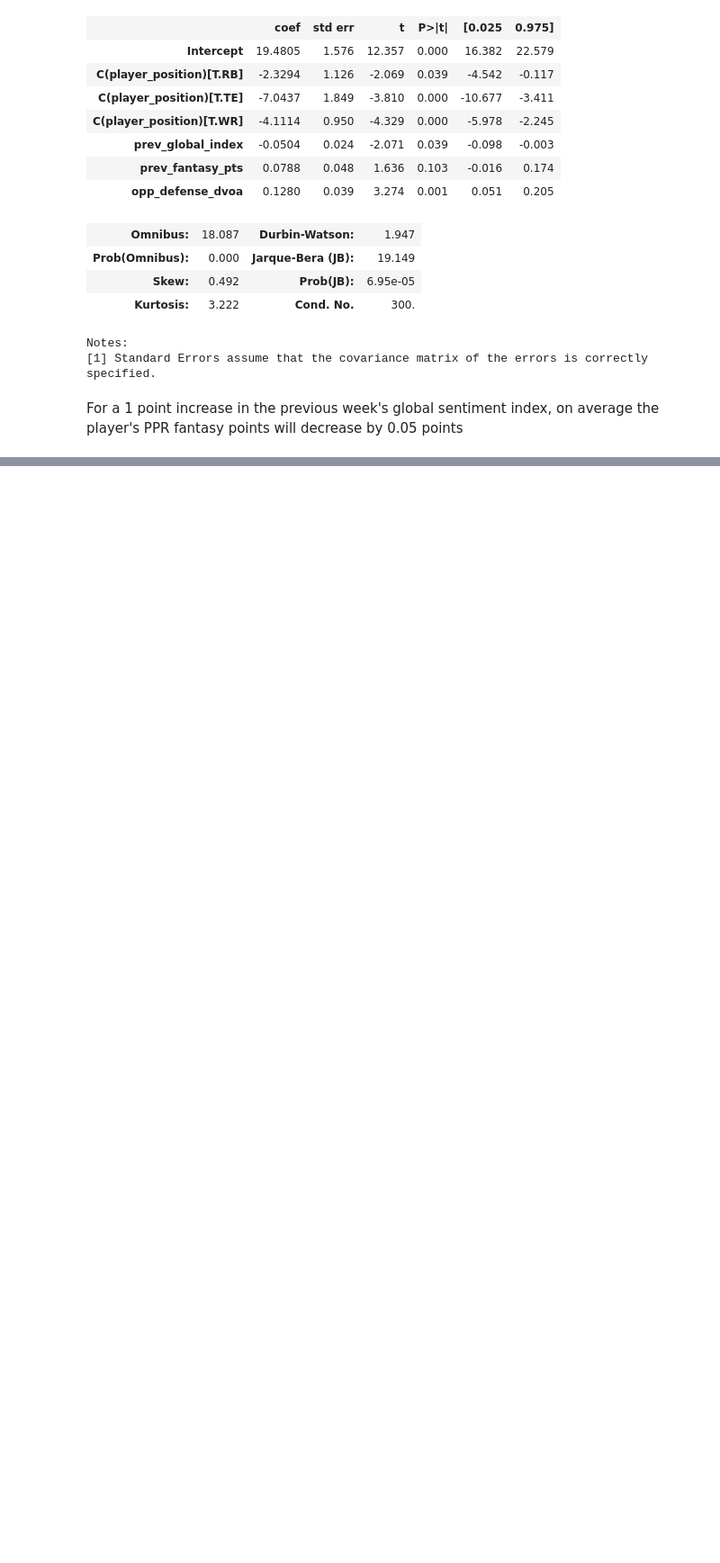
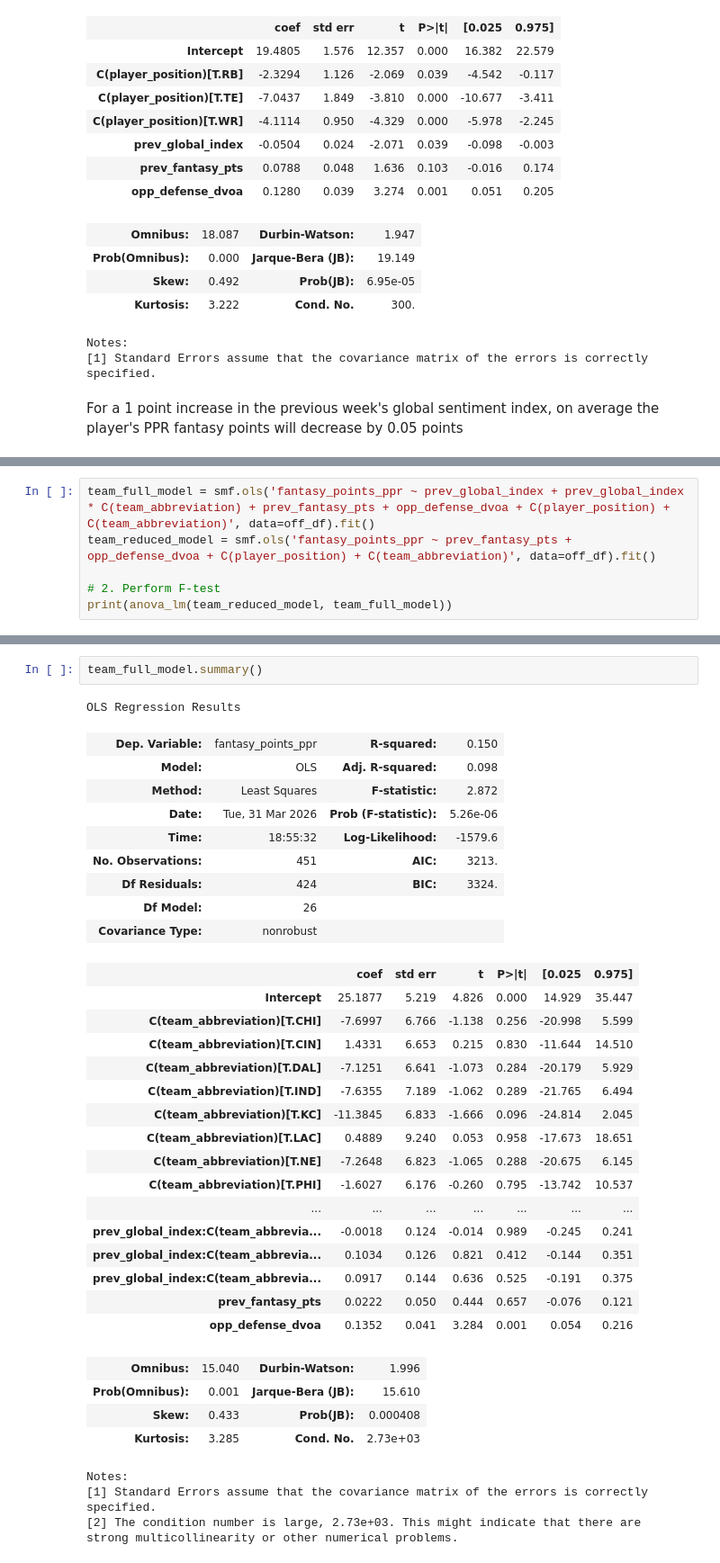
Before and after one commit to ryanjamesyu2/sentiment-performance-connection, a Jupyter notebook: fantasy_ppr_regression.ipynb, the cells around one changed output, grey strips where cells are left out. Shown at 90% size. Saved outputs shown, nothing was run; the diff lists cells and outputs as text; blank space fills up the shorter version.

```diff
--- a/fantasy_ppr_regression.ipynb
+++ b/fantasy_ppr_regression.ipynb
@@ -291,0 +310,6 @@ For a 1 point increase in the previous week's global sentiment index, on average
+# %%
+team_full_model = smf.ols('fantasy_points_ppr ~ prev_global_index + prev_global_index * C(team_abbreviation) + prev_fantasy_pts + opp_defense_dvoa + C(player_position) + C(team_abbreviation)', data=off_df).fit()
+team_reduced_model = smf.ols('fantasy_points_ppr ~ prev_fantasy_pts + opp_defense_dvoa + C(player_position) + C(team_abbreviation)', data=off_df).fit()
+
+# 2. Perform F-test
+print(anova_lm(team_reduced_model, team_full_model))
@@ -291,0 +320,37 @@ For a 1 point increase in the previous week's global sentiment index, on average
+# %%
+team_full_model.summary()
+# %% [output]
+OLS Regression Results
+| Dep. Variable: | fantasy_points_ppr | R-squared: | 0.150 |
+| Model: | OLS | Adj. R-squared: | 0.098 |
+| Method: | Least Squares | F-statistic: | 2.872 |
+| Date: | Tue, 31 Mar 2026 | Prob (F-statistic): | 5.26e-06 |
+| Time: | 18:55:32 | Log-Likelihood: | -1579.6 |
+| No. Observations: | 451 | AIC: | 3213. |
+| Df Residuals: | 424 | BIC: | 3324. |
+| Df Model: | 26 |  |  |
+| Covariance Type: | nonrobust |  |  |
+|  | coef | std err | t | P>|t| | [0.025 | 0.975] |
+| Intercept | 25.1877 | 5.219 | 4.826 | 0.000 | 14.929 | 35.447 |
+| C(team_abbreviation)[T.CHI] | -7.6997 | 6.766 | -1.138 | 0.256 | -20.998 | 5.599 |
+| C(team_abbreviation)[T.CIN] | 1.4331 | 6.653 | 0.215 | 0.830 | -11.644 | 14.510 |
+| C(team_abbreviation)[T.DAL] | -7.1251 | 6.641 | -1.073 | 0.284 | -20.179 | 5.929 |
+| C(team_abbreviation)[T.IND] | -7.6355 | 7.189 | -1.062 | 0.289 | -21.765 | 6.494 |
+| C(team_abbreviation)[T.KC] | -11.3845 | 6.833 | -1.666 | 0.096 | -24.814 | 2.045 |
+| C(team_abbreviation)[T.LAC] | 0.4889 | 9.240 | 0.053 | 0.958 | -17.673 | 18.651 |
+| C(team_abbreviation)[T.NE] | -7.2648 | 6.823 | -1.065 | 0.288 | -20.675 | 6.145 |
+| C(team_abbreviation)[T.PHI] | -1.6027 | 6.176 | -0.260 | 0.795 | -13.742 | 10.537 |
+| ... | ... | ... | ... | ... | ... | ... |
+| prev_global_index:C(team_abbrevia... | -0.0018 | 0.124 | -0.014 | 0.989 | -0.245 | 0.241 |
+| prev_global_index:C(team_abbrevia... | 0.1034 | 0.126 | 0.821 | 0.412 | -0.144 | 0.351 |
+| prev_global_index:C(team_abbrevia... | 0.0917 | 0.144 | 0.636 | 0.525 | -0.191 | 0.375 |
+| prev_fantasy_pts | 0.0222 | 0.050 | 0.444 | 0.657 | -0.076 | 0.121 |
+| opp_defense_dvoa | 0.1352 | 0.041 | 3.284 | 0.001 | 0.054 | 0.216 |
+| Omnibus: | 15.040 | Durbin-Watson: | 1.996 |
+| Prob(Omnibus): | 0.001 | Jarque-Bera (JB): | 15.610 |
+| Skew: | 0.433 | Prob(JB): | 0.000408 |
+| Kurtosis: | 3.285 | Cond. No. | 2.73e+03 |
+Notes:
+[1] Standard Errors assume that the covariance matrix of the errors is correctly specified.
+[2] The condition number is large, 2.73e+03. This might indicate that there are
+strong multicollinearity or other numerical problems.
```
Also changed, not shown: parts of 8 cells of this notebook.
